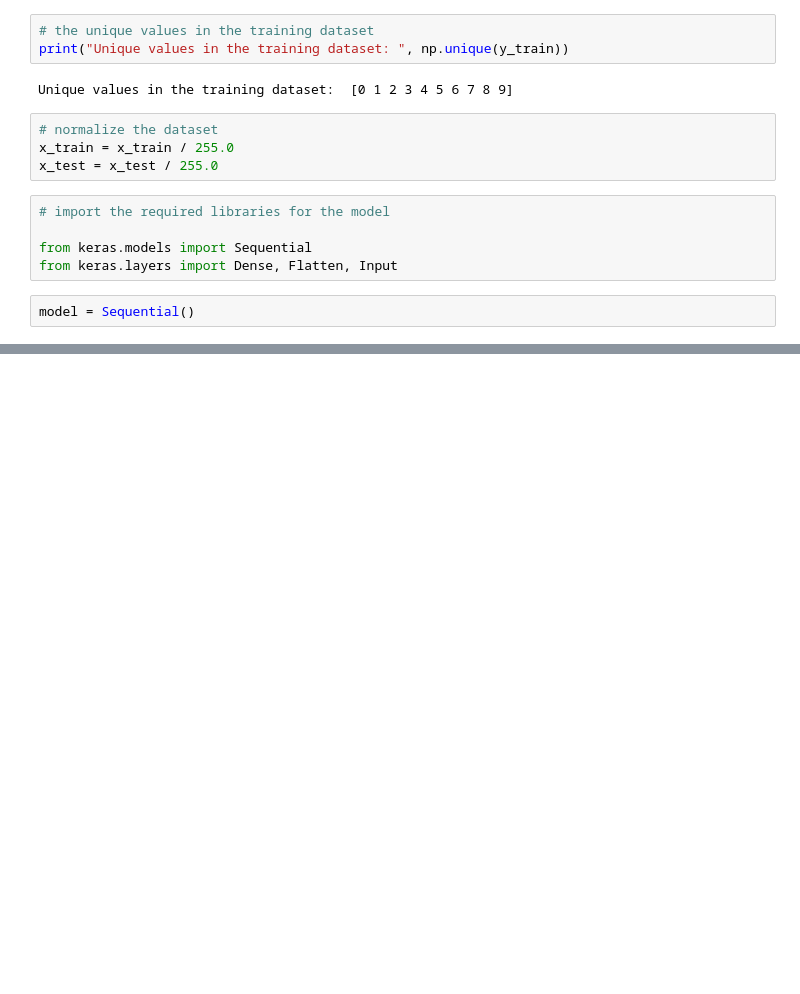
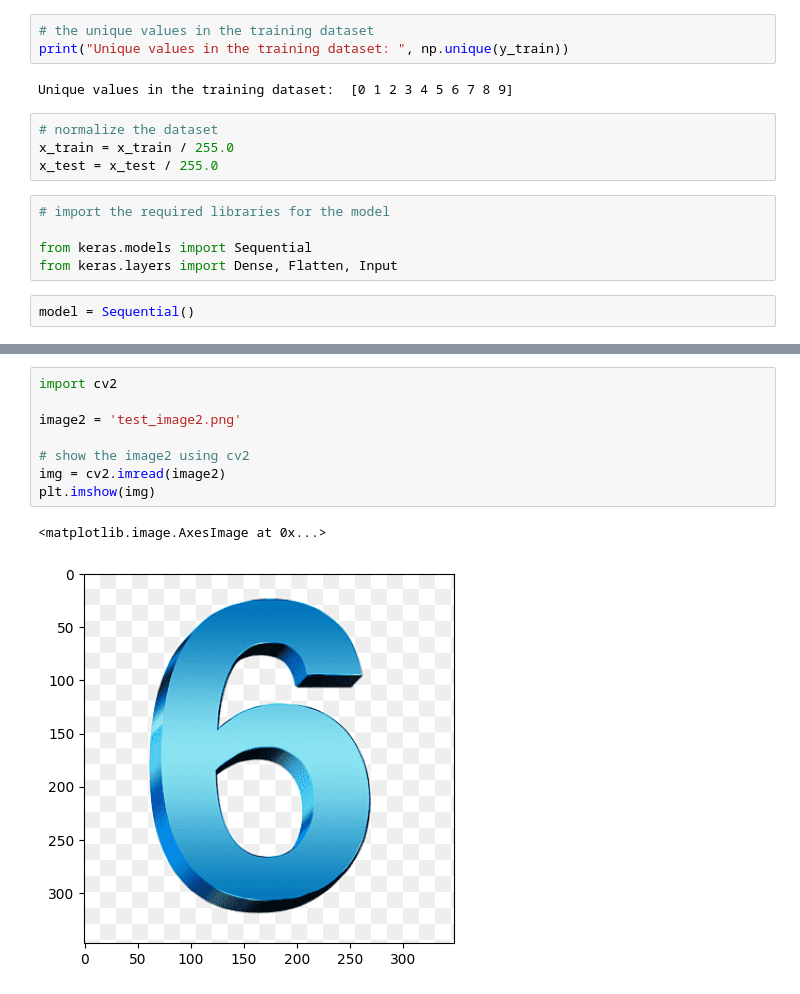
Before and after one commit to AbQaadir/digit-classification, a Jupyter notebook: digit-classification.ipynb, the cells around one changed output, grey strips where cells are left out. Cells and saved outputs as stored; diff of their text form; blank space fills up the shorter version.

```diff
--- a/digit-classification.ipynb
+++ b/digit-classification.ipynb
@@ -124,0 +228,11 @@ loss, accuracy
+# %%
+import cv2
+
+image2 = 'test_image2.png'
+
+# show the image2 using cv2
+img = cv2.imread(image2)
+plt.imshow(img)
+# %% [output]
+<matplotlib.image.AxesImage at 0x...>
+[figure, added]
```
Also changed, not shown: parts of 17 cells of this notebook, 3 other files.
